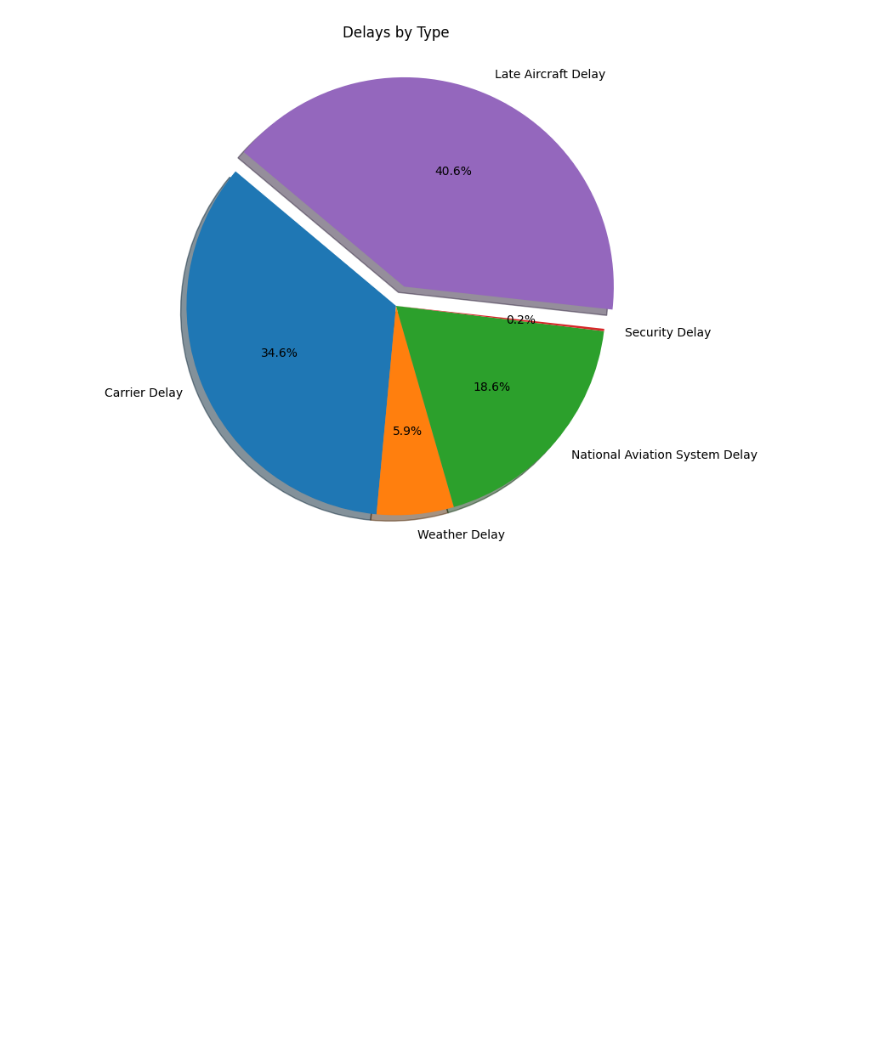
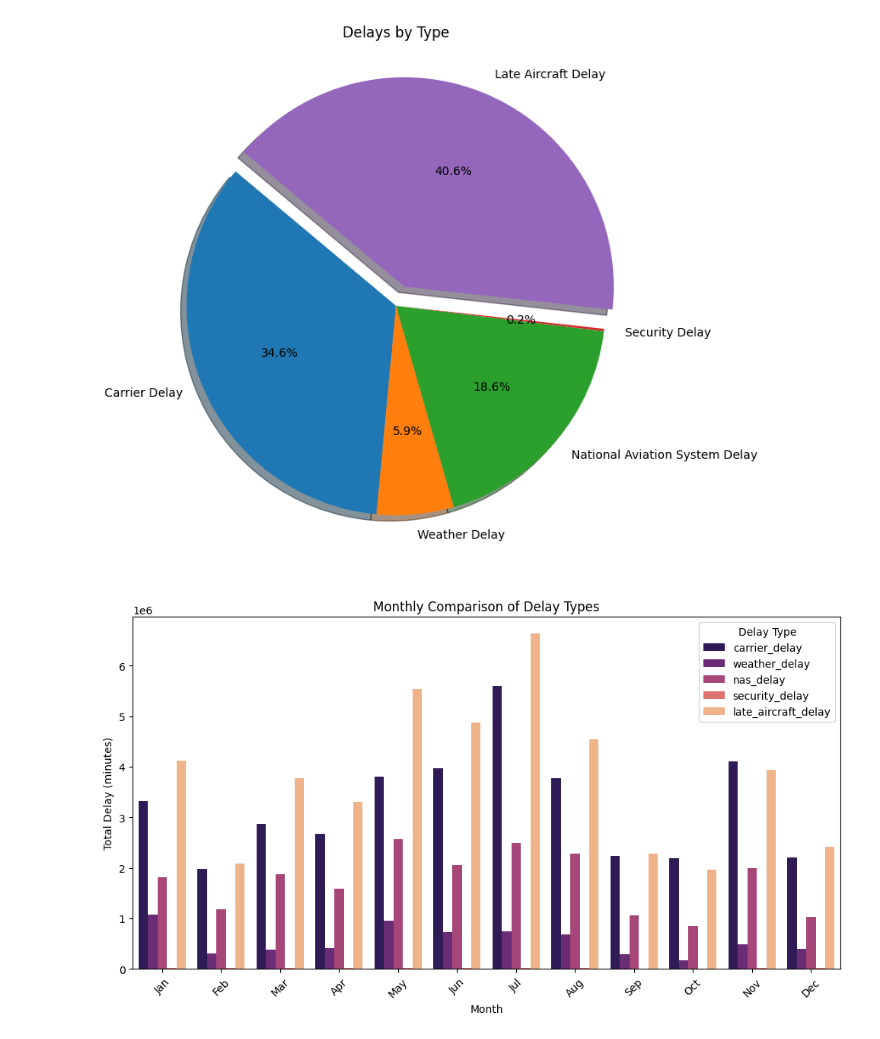
Before and after one commit to juebenjamin/flight-delay-analysis, a Jupyter notebook: notebooks/flight_delays.ipynb, the cells around one changed output. Drawn from its saved outputs; the diff is of its cells as text; code cells hidden in the pictures; blank space fills up the shorter version.

Commit message:
change a graph

```diff
--- a/notebooks/flight_delays.ipynb
+++ b/notebooks/flight_delays.ipynb
@@ -132,5 +89,22 @@ plt.title("Delays by Type")
 plt.show()
 # %% [output]
 [figure]
+# %%
+
+
+df_monthly_delays = df.groupby("month")[["carrier_delay", "weather_delay", "nas_delay", "security_delay", "late_aircraft_delay"]].sum().reset_index()
+df_melted = df_monthly_delays.melt(id_vars="month", var_name="type", value_name="delay")
+
+plt.figure(figsize=(12, 6))
+sns.barplot(data=df_melted, x="month", y="delay", hue="type", palette="magma")
+
+plt.title("Monthly Comparison of Delay Types")
+plt.xlabel("Month")
+plt.ylabel("Total Delay (minutes)")
+plt.xticks(ticks=range(12), labels=["Jan", "Feb", "Mar", "Apr", "May", "Jun", "Jul", "Aug", "Sep", "Oct", "Nov", "Dec"], rotation=45)
+plt.legend(title="Delay Type")
+plt.show()
+# %% [output]
+[figure, added]
 # %%
 print("Test for flight delay")
```
Also changed, not shown: parts of 2 cells of this notebook.
